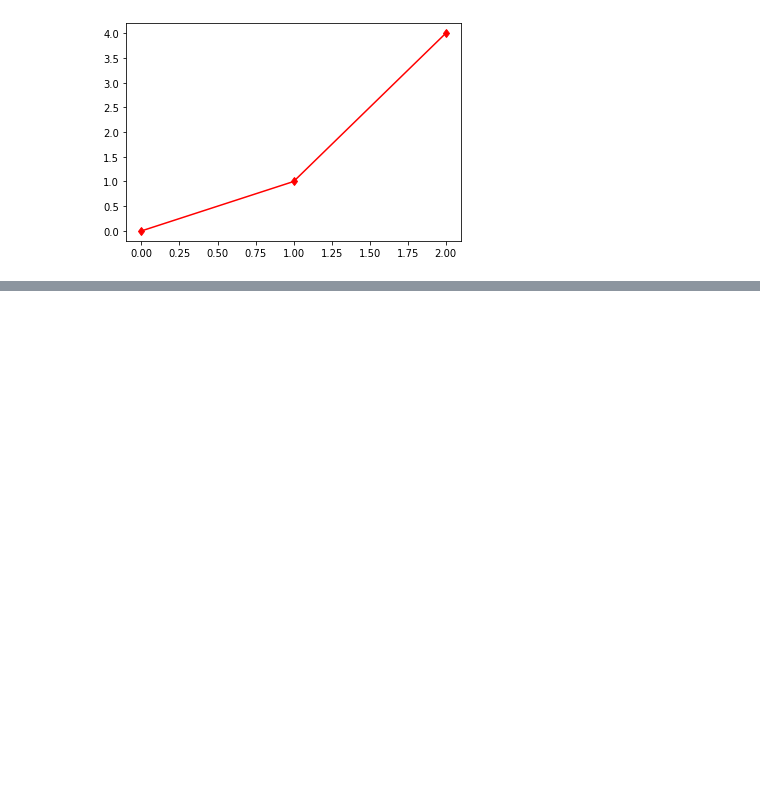
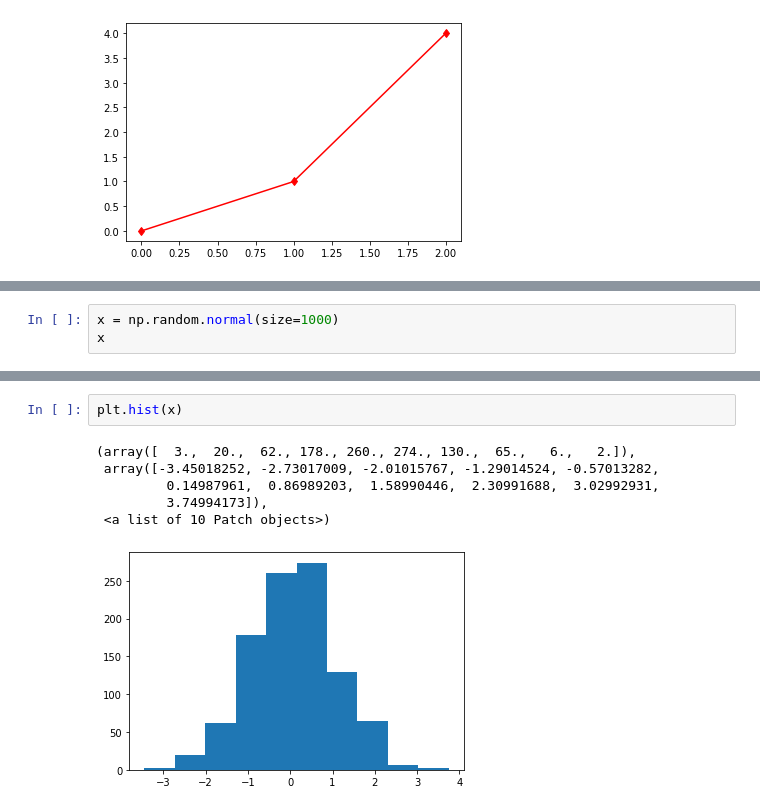
Before and after one commit to scodebox/python3, a Jupyter notebook: HarvardX-PH526x/week2/note-week2.ipynb, the cells around one changed output, grey strips where cells are left out. Cells and saved outputs as stored; diff of their text form; blank space fills up the shorter version.

```diff
--- a/HarvardX-PH526x/week2/note-week2.ipynb
+++ b/HarvardX-PH526x/week2/note-week2.ipynb
@@ -279,0 +336,3 @@ plt.plot([0,1,2],[0,1,4],"rd-")
+# %%
+x = np.random.normal(size=1000)
+x
@@ -279,0 +357,9 @@ plt.plot([0,1,2],[0,1,4],"rd-")
+# %%
+plt.hist(x)
+# %% [output]
+(array([  3.,  20.,  62., 178., 260., 274., 130.,  65.,   6.,   2.]),
+ array([-3.45018252, -2.73017009, -2.01015767, -1.29014524, -0.57013282,
+         0.14987961,  0.86989203,  1.58990446,  2.30991688,  3.02992931,
+         3.74994173]),
+ <a list of 10 Patch objects>)
+[figure, added]
```
Also changed, not shown: parts of 19 cells of this notebook, 6 other files.
